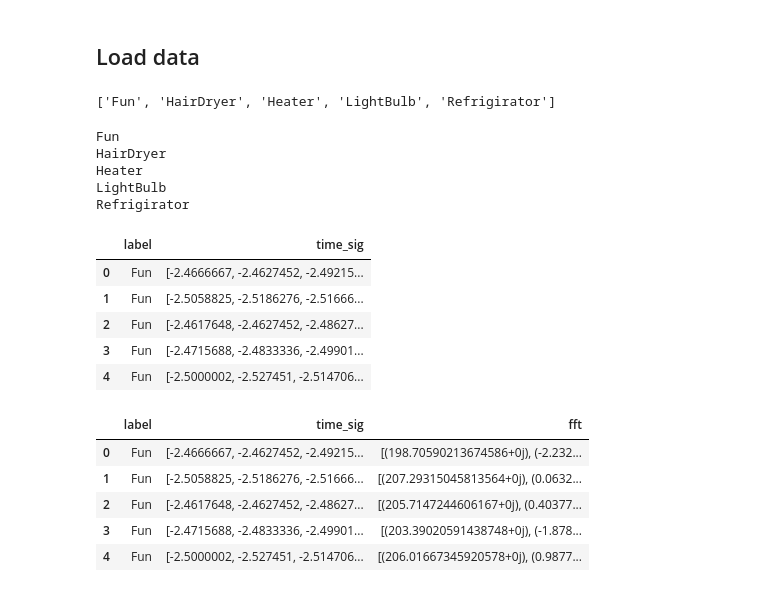
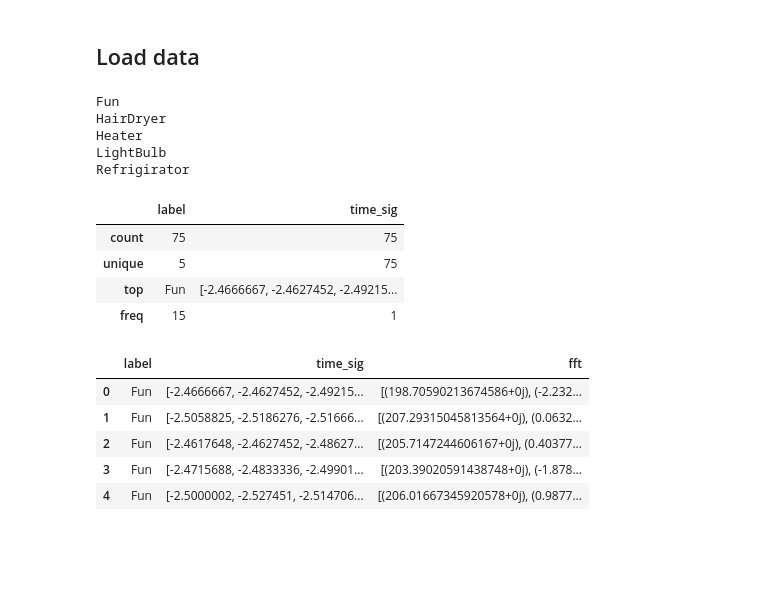
Before and after one commit to davidaleprog/loads_classif, a Jupyter notebook: loads_classif.ipynb, the cells around one changed output. Cells and saved outputs as stored; diff of their text form; code cells hidden in the pictures; blank space fills up the shorter version.

```diff
--- a/loads_classif.ipynb
+++ b/loads_classif.ipynb
@@ -20,39 +20,34 @@ raw_df.columns
-# %%
-print(list_of_folders)
-# %% [output]
-['Fun', 'HairDryer', 'Heater', 'LightBulb', 'Refrigirator']
 # %%
 #ignore warnings
 warnings.filterwarnings('ignore')
 
 list_of_folders = os.listdir(dataset_dir)
 df = pd.DataFrame(columns=['label', 'time_sig'])
 #read matlab files
 for folder in list_of_folders:
     path = os.path.join(dataset_dir, folder)
     list_of_files = os.listdir(path)
     label = str(folder)
     print(label)
     for file in list_of_files:
         if file.endswith('.mat'):
             #read matlab file
             mat = scipy.io.loadmat(os.path.join(path, file))
             #get data
             df = df.append({'label': label, 'time_sig': mat['tpd']['Data'][0][0][0]}, ignore_index=True)
 
-df.head()
+df.describe()
 # %% [output]
 Fun
 HairDryer
 Heater
 LightBulb
 Refrigirator
 |  | label | time_sig |
-| 0 | Fun | [-2.4666667, -2.4627452, -2.49215... |
-| 1 | Fun | [-2.5058825, -2.5186276, -2.51666... |
-| 2 | Fun | [-2.4617648, -2.4627452, -2.48627... |
-| 3 | Fun | [-2.4715688, -2.4833336, -2.49901... |
-| 4 | Fun | [-2.5000002, -2.527451, -2.514706... |
+| count | 75 | 75 |
+| unique | 5 | 75 |
+| top | Fun | [-2.4666667, -2.4627452, -2.49215... |
+| freq | 15 | 1 |
 # %%
 #add fft column
 df['fft'] = df['time_sig'].apply(lambda x: np.fft.fft(x))
```
Also changed, not shown: parts of 4 cells of this notebook.
